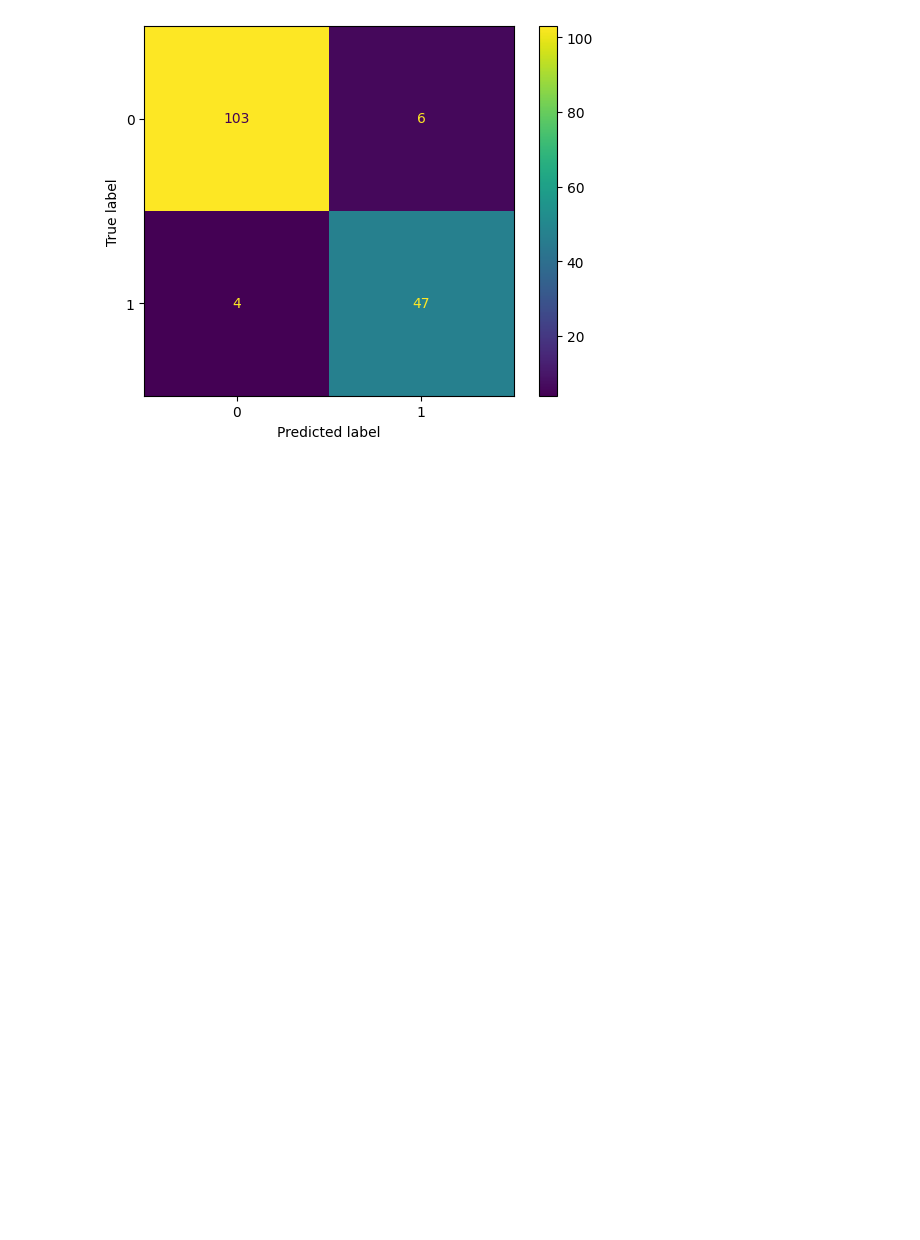
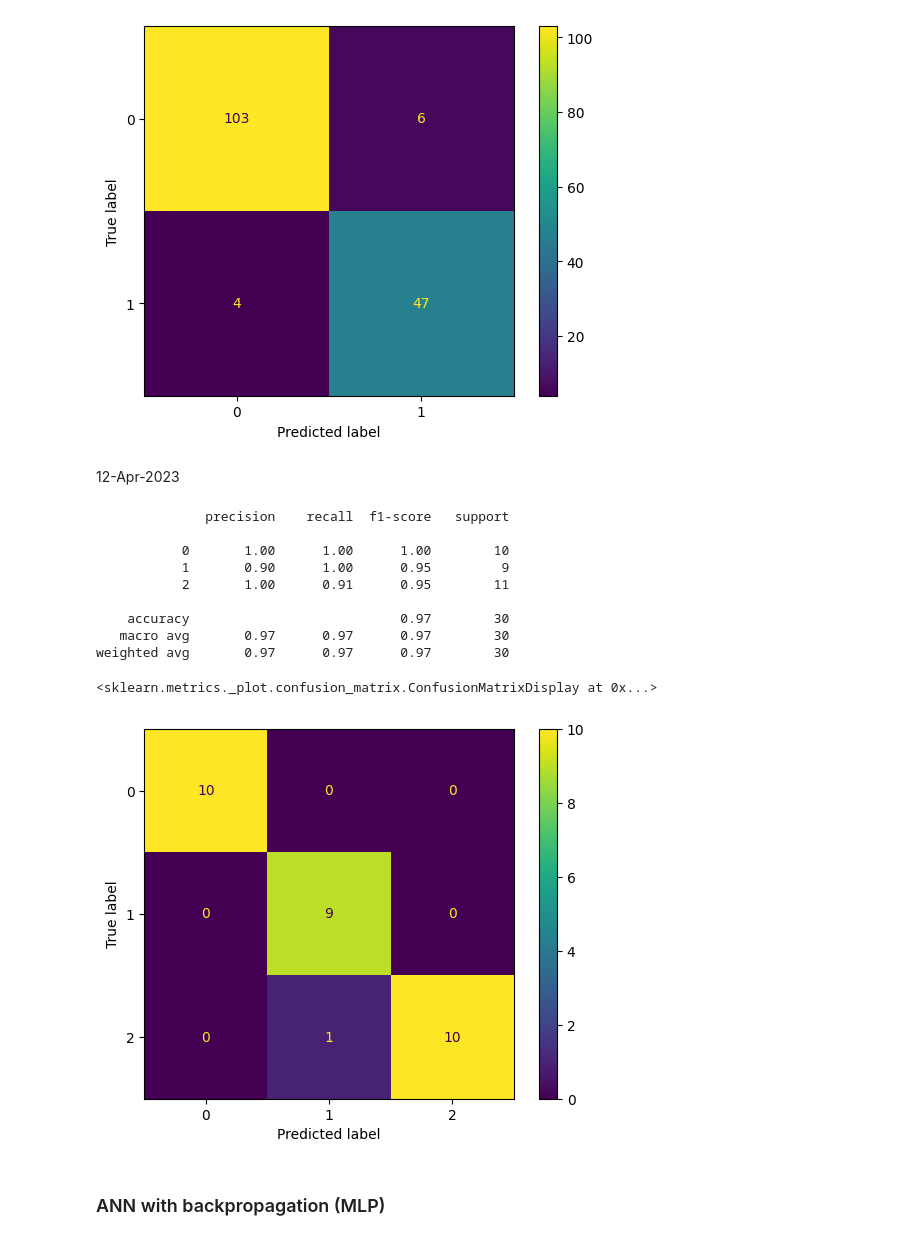
Before and after one commit to jeevan-yohan-varghese/ml-a2023, a Jupyter notebook: Trial/ml-trial.ipynb, the cells around one changed output. Cells and saved outputs as stored; diff of their text form; code cells hidden in the pictures; blank space fills up the shorter version.

```diff
--- a/Trial/ml-trial.ipynb
+++ b/Trial/ml-trial.ipynb
@@ -347,3 +350,38 @@ disp.plot()
 weighted avg       0.94      0.94      0.94       160
 <sklearn.metrics._plot.confusion_matrix.ConfusionMatrixDisplay at 0x...>
 [figure]
+# %% [markdown]
+12-Apr-2023
+# %%
+import numpy as np
+from sklearn import datasets
+from sklearn.neighbors import KNeighborsClassifier
+from sklearn.metrics import accuracy_score, confusion_matrix,ConfusionMatrixDisplay,classification_report
+from sklearn.model_selection import train_test_split
+
+data=datasets.load_iris()
+X=data.data
+y=data.target
+X_train,X_test,y_train,y_test=train_test_split(X,y,test_size=0.2)
+
+knn=KNeighborsClassifier(n_neighbors=7)
+knn.fit(X_train,y_train)
+y_pred=knn.predict(X_test)
+print(classification_report(y_test,y_pred))
+cm=confusion_matrix(y_test,y_pred)
+disp=ConfusionMatrixDisplay(cm)
+disp.plot()
+# %% [output]
+              precision    recall  f1-score   support
+
+           0       1.00      1.00      1.00        10
+           1       0.90      1.00      0.95         9
+           2       1.00      0.91      0.95        11
+
+    accuracy                           0.97        30
+   macro avg       0.97      0.97      0.97        30
+weighted avg       0.97      0.97      0.97        30
+<sklearn.metrics._plot.confusion_matrix.ConfusionMatrixDisplay at 0x...>
+[figure, added]
+# %% [markdown]
+### ANN with backpropagation (MLP)
```
Also changed, not shown: parts of 17 cells of this notebook.
